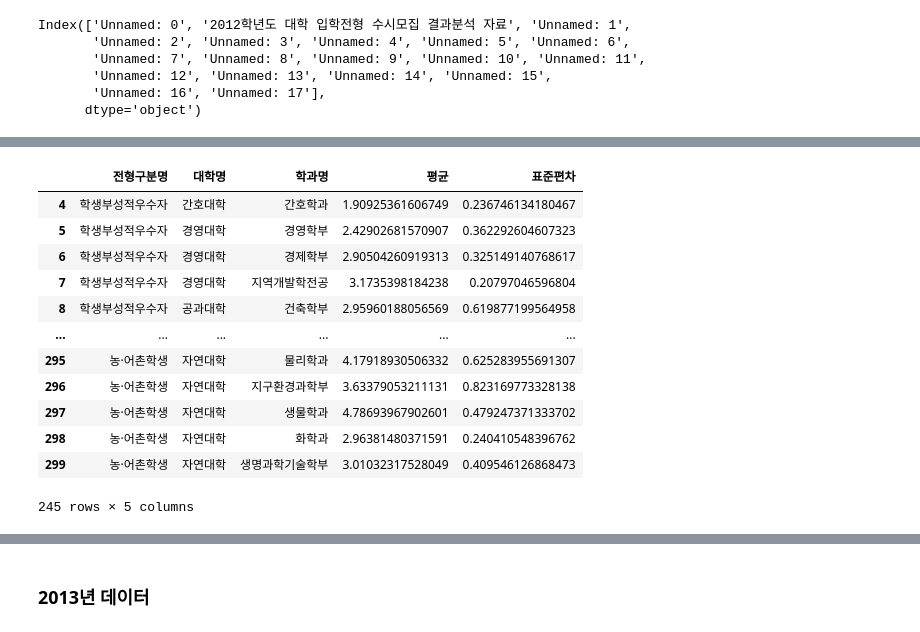
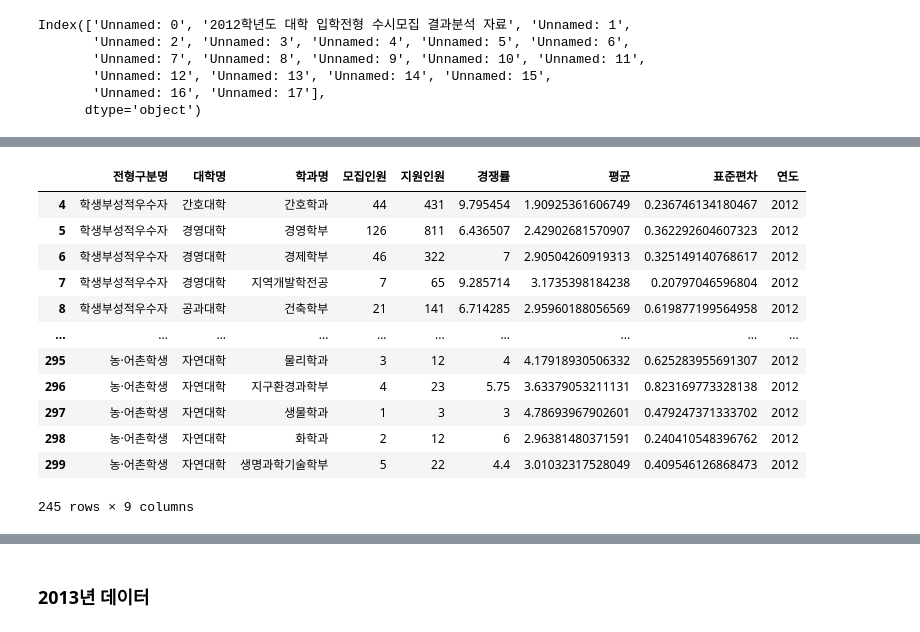
Before and after one commit to J-sh1/data-science, a Jupyter notebook: 데이터 전처리.ipynb, the cells around one changed output, grey strips where cells are left out. Saved outputs shown, nothing was run; the diff lists cells and outputs as text; code cells hidden in the pictures.

```diff
--- a/데이터 전처리.ipynb
+++ b/데이터 전처리.ipynb
@@ -55,25 +76,29 @@ Index(['Unnamed: 0', '2012학년도 대학 입학전형 수시모집 결과분
 # %%
 data1 = data1[data1['2012학년도 대학 입학전형 수시모집 결과분석 자료'] == '광주']
-res_data1 = data1[['Unnamed: 2', 'Unnamed: 3', 'Unnamed: 4','Unnamed: 10', 'Unnamed: 11']]
+res_data1 = data1[['Unnamed: 2', 'Unnamed: 3', 'Unnamed: 4', 'Unnamed: 5', 'Unnamed: 6', 'Unnamed: 8', 'Unnamed: 10', 'Unnamed: 11']]
 res_data1 = res_data1.rename(columns = {
     'Unnamed: 2' : '전형구분명',
     'Unnamed: 3' : '대학명',
     'Unnamed: 4' : '학과명',
+    'Unnamed: 5' : '모집인원',
+    'Unnamed: 6' : '지원인원',
+    'Unnamed: 8' : '경쟁률',
     'Unnamed: 10' : '평균',
     'Unnamed: 11' : '표준편차'
 })
+res_data1['연도'] = 2012
 res_data1
 # %% [output]
-|  | 전형구분명 | 대학명 | 학과명 | 평균 | 표준편차 |
-| 4 | 학생부성적우수자 | 간호대학 | 간호학과 | 1.90925361606749 | 0.236746134180467 |
-| 5 | 학생부성적우수자 | 경영대학 | 경영학부 | 2.42902681570907 | 0.362292604607323 |
-| 6 | 학생부성적우수자 | 경영대학 | 경제학부 | 2.90504260919313 | 0.325149140768617 |
-| 7 | 학생부성적우수자 | 경영대학 | 지역개발학전공 | 3.1735398184238 | 0.20797046596804 |
-| 8 | 학생부성적우수자 | 공과대학 | 건축학부 | 2.95960188056569 | 0.619877199564958 |
-| ... | ... | ... | ... | ... | ... |
-| 295 | 농·어촌학생 | 자연대학 | 물리학과 | 4.17918930506332 | 0.625283955691307 |
-| 296 | 농·어촌학생 | 자연대학 | 지구환경과학부 | 3.63379053211131 | 0.823169773328138 |
-| 297 | 농·어촌학생 | 자연대학 | 생물학과 | 4.78693967902601 | 0.479247371333702 |
-| 298 | 농·어촌학생 | 자연대학 | 화학과 | 2.96381480371591 | 0.240410548396762 |
-| 299 | 농·어촌학생 | 자연대학 | 생명과학기술학부 | 3.01032317528049 | 0.409546126868473 |
+|  | 전형구분명 | 대학명 | 학과명 | 모집인원 | 지원인원 | 경쟁률 | 평균 | 표준편차 | 연도 |
+| 4 | 학생부성적우수자 | 간호대학 | 간호학과 | 44 | 431 | 9.795454 | 1.90925361606749 | 0.236746134180467 | 2012 |
+| 5 | 학생부성적우수자 | 경영대학 | 경영학부 | 126 | 811 | 6.436507 | 2.42902681570907 | 0.362292604607323 | 2012 |
+| 6 | 학생부성적우수자 | 경영대학 | 경제학부 | 46 | 322 | 7 | 2.90504260919313 | 0.325149140768617 | 2012 |
+| 7 | 학생부성적우수자 | 경영대학 | 지역개발학전공 | 7 | 65 | 9.285714 | 3.1735398184238 | 0.20797046596804 | 2012 |
+| 8 | 학생부성적우수자 | 공과대학 | 건축학부 | 21 | 141 | 6.714285 | 2.95960188056569 | 0.619877199564958 | 2012 |
+| ... | ... | ... | ... | ... | ... | ... | ... | ... | ... |
+| 295 | 농·어촌학생 | 자연대학 | 물리학과 | 3 | 12 | 4 | 4.17918930506332 | 0.625283955691307 | 2012 |
+| 296 | 농·어촌학생 | 자연대학 | 지구환경과학부 | 4 | 23 | 5.75 | 3.63379053211131 | 0.823169773328138 | 2012 |
+| 297 | 농·어촌학생 | 자연대학 | 생물학과 | 1 | 3 | 3 | 4.78693967902601 | 0.479247371333702 | 2012 |
+| 298 | 농·어촌학생 | 자연대학 | 화학과 | 2 | 12 | 6 | 2.96381480371591 | 0.240410548396762 | 2012 |
+| 299 | 농·어촌학생 | 자연대학 | 생명과학기술학부 | 5 | 22 | 4.4 | 3.01032317528049 | 0.409546126868473 | 2012 |
-245 rows × 5 columns
+245 rows × 9 columns
```
Also changed, not shown: parts of 59 cells of this notebook.
